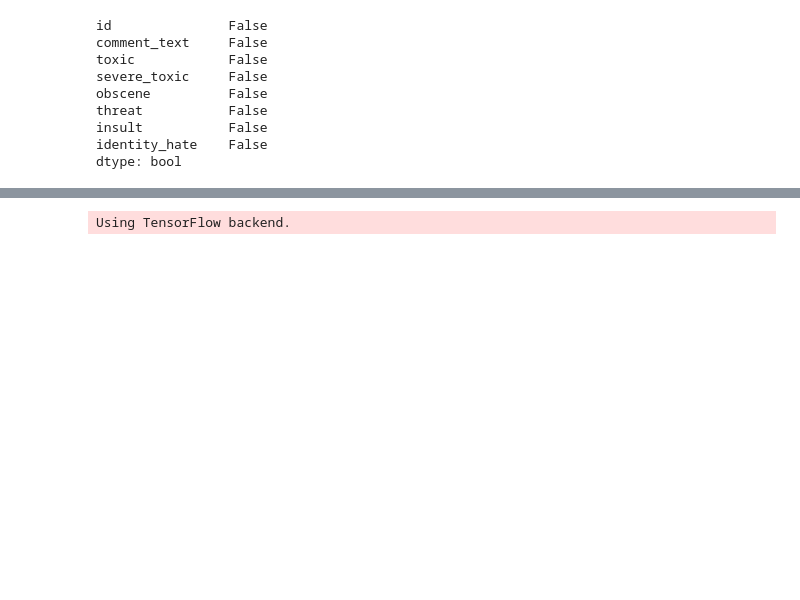
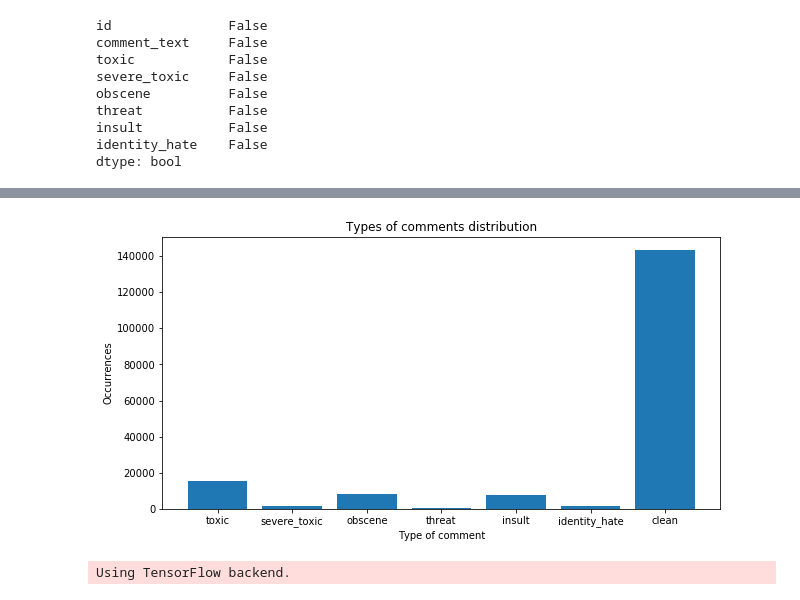
Before and after one commit to SLilit/Toxic_Comment_Classification, a Jupyter notebook: toxic_comment_classification.ipynb, the cells around one changed output, grey strips where cells are left out. Cells and saved outputs as stored; diff of their text form; code cells hidden in the pictures; blank space fills up the shorter version.

```diff
--- a/toxic_comment_classification.ipynb
+++ b/toxic_comment_classification.ipynb
@@ -29,3 +62,17 @@ dtype: bool
+# %%
+#visualize the data to see the distribution of the types of comments
+plt.rcParams['figure.figsize'] = [10,5] # set bigger size for visualization graphs
+plt_data = (data.iloc[:,2:].sum(axis=0))
+x = plt_data.index
+y = plt_data.values
+plt.bar(np.arange(len(x)), y)
+plt.xticks(np.arange(len(x)), x)
+plt.title('Types of comments distribution')
+plt.xlabel('Type of comment')
+plt.ylabel('Occurrences')
+plt.show()
+# %% [output]
+[figure, added]
 # %%
 from keras.preprocessing.text import text_to_word_sequence
 from nltk.corpus import stopwords
```
Also changed, not shown: parts of 20 cells of this notebook.
